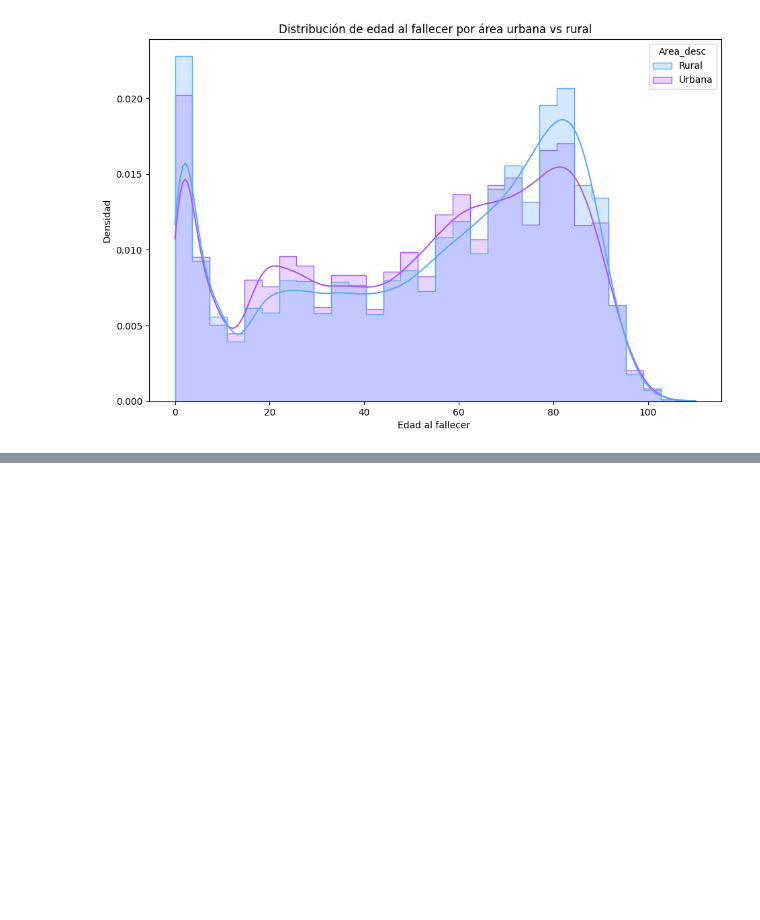
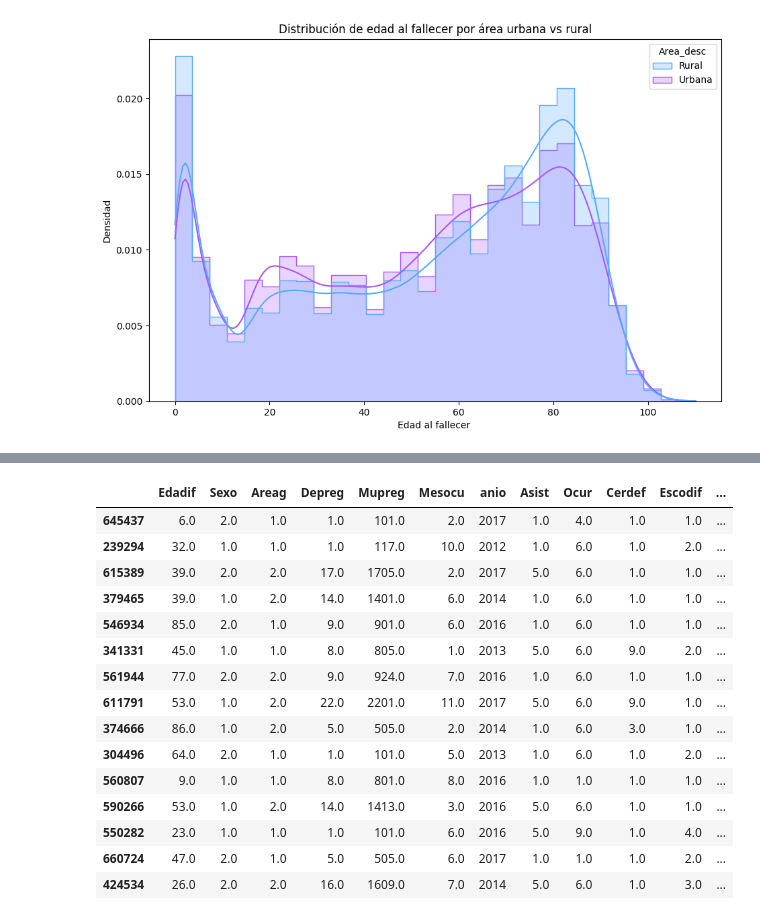
Before and after one commit to agabrielMej/Proyecto-MD-Grupo-2, a Jupyter notebook: notebooks/01_exploracion.ipynb, the cells around one changed output, grey strips where cells are left out. Cells and saved outputs as stored; diff of their text form; code cells hidden in the pictures; blank space fills up the shorter version.

Commit message:
nueva versión del bloque de modelado predictivo

```diff
--- a/notebooks/01_exploracion.ipynb
+++ b/notebooks/01_exploracion.ipynb
@@ -1374,14 +1092,0 @@ Matriz de confusión:
-# %%
-# MODELO 3.2 - KNN (k grande)
-
-modelo_knn_3 = KNeighborsClassifier(n_neighbors=10)
-
-modelo_knn_3.fit(X_train, y_train)
-
-y_pred_knn_3 = modelo_knn_3.predict(X_test)
-
-accuracy_knn_3 = accuracy_score(y_test, y_pred_knn_3)
-matriz_knn_3 = confusion_matrix(y_test, y_pred_knn_3)
-
-print("Accuracy KNN 3:", accuracy_knn_3)
-print("Matriz de confusión:\n", matriz_knn_3)
@@ -1505,0 +1259,6 @@ KNN: 0.4920294297976701
+# %%
+datos_modelo_a = datos_modelo_base.copy()
+datos_modelo_b = datos_modelo_base[datos_modelo_base["tipo_causa"] != "Otras"].copy()
+
+resultados_a, predicciones_a, modelos_a = entrenar_y_evaluar("Modelo A - incluye Otras", datos_modelo_a)
+resultados_b, predicciones_b, modelos_b = entrenar_y_evaluar("Modelo B - excluye Otras", datos_modelo_b)
@@ -1505,0 +1283,4 @@ KNN: 0.4920294297976701
+# %%
+tabla_comparacion = pd.concat([resultados_a, resultados_b], ignore_index=True)
+tabla_comparacion = tabla_comparacion.sort_values("macro_f1", ascending=False).reset_index(drop=True)
+tabla_comparacion
@@ -1505,0 +1305,12 @@ KNN: 0.4920294297976701
+# %%
+mejor_resultado = tabla_comparacion.iloc[0]
+mejor_version = mejor_resultado["version"]
+mejor_modelo = mejor_resultado["modelo"]
+
+if mejor_version == "Modelo A - incluye Otras":
+    X_test_mejor, y_test_mejor, y_pred_mejor = predicciones_a[mejor_modelo]
+else:
+    X_test_mejor, y_test_mejor, y_pred_mejor = predicciones_b[mejor_modelo]
+
+print("Mejor modelo según macro F1:")
+print(mejor_resultado)
@@ -1505,0 +1325,22 @@ KNN: 0.4920294297976701
+# %%
+tabla_predicciones = X_test_mejor.copy()
+tabla_predicciones["tipo_causa_real"] = y_test_mejor.values
+tabla_predicciones["tipo_causa_predicha"] = y_pred_mejor
+tabla_predicciones.head(15)
+# %% [output]
+|  | Edadif | Sexo | Areag | Depreg | Mupreg | Mesocu | anio | Asist | Ocur | Cerdef | Escodif | ... |
+| 645437 | 6.0 | 2.0 | 1.0 | 1.0 | 101.0 | 2.0 | 2017 | 1.0 | 4.0 | 1.0 | 1.0 | ... |
+| 239294 | 32.0 | 1.0 | 1.0 | 1.0 | 117.0 | 10.0 | 2012 | 1.0 | 6.0 | 1.0 | 2.0 | ... |
+| 615389 | 39.0 | 2.0 | 2.0 | 17.0 | 1705.0 | 2.0 | 2017 | 5.0 | 6.0 | 1.0 | 1.0 | ... |
+| 379465 | 39.0 | 1.0 | 2.0 | 14.0 | 1401.0 | 6.0 | 2014 | 1.0 | 6.0 | 1.0 | 1.0 | ... |
+| 546934 | 85.0 | 2.0 | 1.0 | 9.0 | 901.0 | 6.0 | 2016 | 1.0 | 6.0 | 1.0 | 1.0 | ... |
+| 341331 | 45.0 | 1.0 | 1.0 | 8.0 | 805.0 | 1.0 | 2013 | 5.0 | 6.0 | 9.0 | 2.0 | ... |
+| 561944 | 77.0 | 2.0 | 2.0 | 9.0 | 924.0 | 7.0 | 2016 | 1.0 | 6.0 | 1.0 | 1.0 | ... |
+| 611791 | 53.0 | 1.0 | 2.0 | 22.0 | 2201.0 | 11.0 | 2017 | 5.0 | 6.0 | 9.0 | 1.0 | ... |
+| 374666 | 86.0 | 1.0 | 2.0 | 5.0 | 505.0 | 2.0 | 2014 | 1.0 | 6.0 | 3.0 | 1.0 | ... |
+| 304496 | 64.0 | 2.0 | 1.0 | 1.0 | 101.0 | 5.0 | 2013 | 1.0 | 6.0 | 1.0 | 2.0 | ... |
+| 560807 | 9.0 | 1.0 | 1.0 | 8.0 | 801.0 | 8.0 | 2016 | 1.0 | 1.0 | 1.0 | 1.0 | ... |
+| 590266 | 53.0 | 1.0 | 2.0 | 14.0 | 1413.0 | 3.0 | 2016 | 5.0 | 6.0 | 1.0 | 1.0 | ... |
+| 550282 | 23.0 | 1.0 | 1.0 | 1.0 | 101.0 | 6.0 | 2016 | 5.0 | 9.0 | 1.0 | 4.0 | ... |
+| 660724 | 47.0 | 2.0 | 1.0 | 5.0 | 505.0 | 6.0 | 2017 | 1.0 | 1.0 | 1.0 | 2.0 | ... |
+| 424534 | 26.0 | 2.0 | 2.0 | 16.0 | 1609.0 | 7.0 | 2014 | 5.0 | 6.0 | 1.0 | 3.0 | ... |
```
Also changed, not shown: parts of 45 cells of this notebook, 1 other file.
